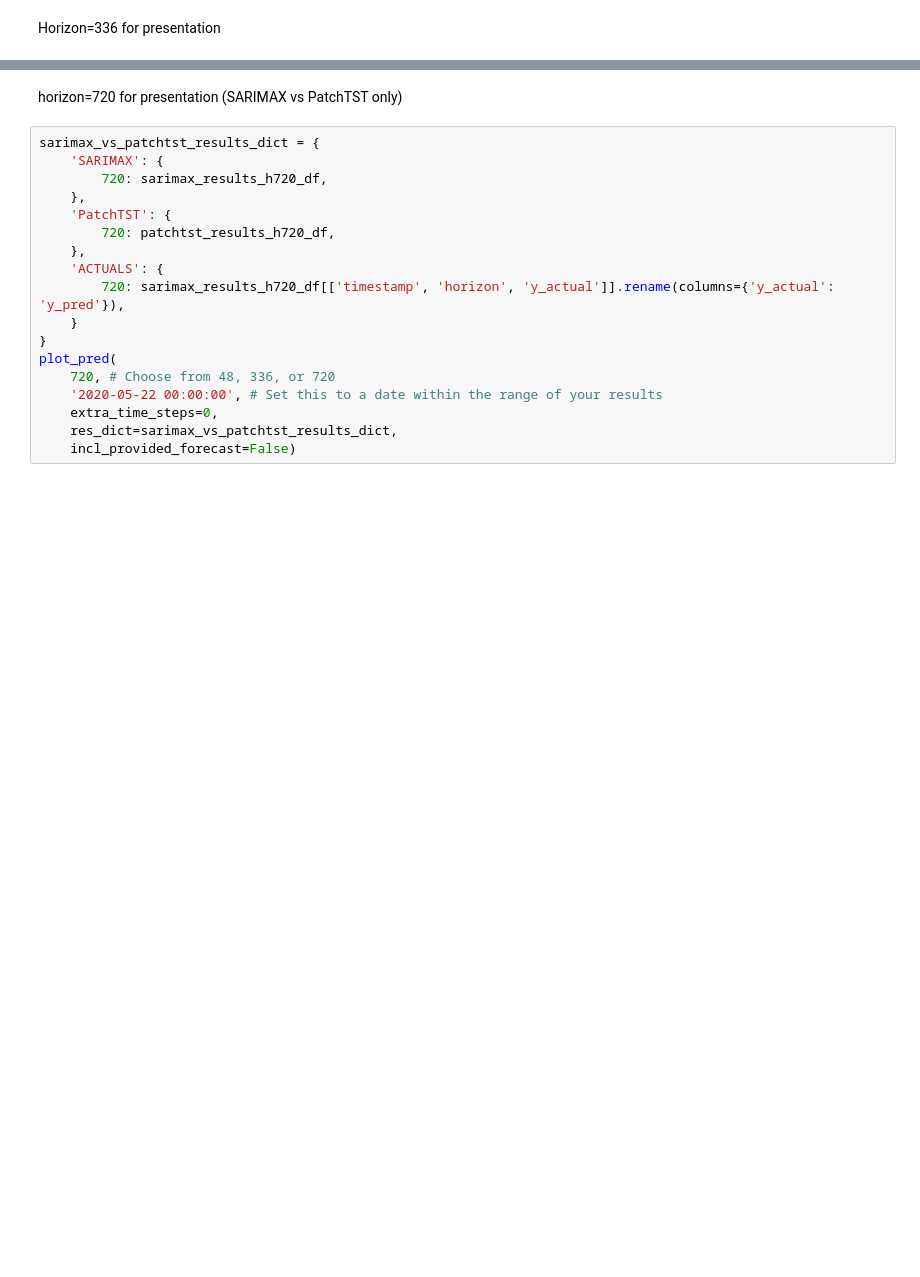
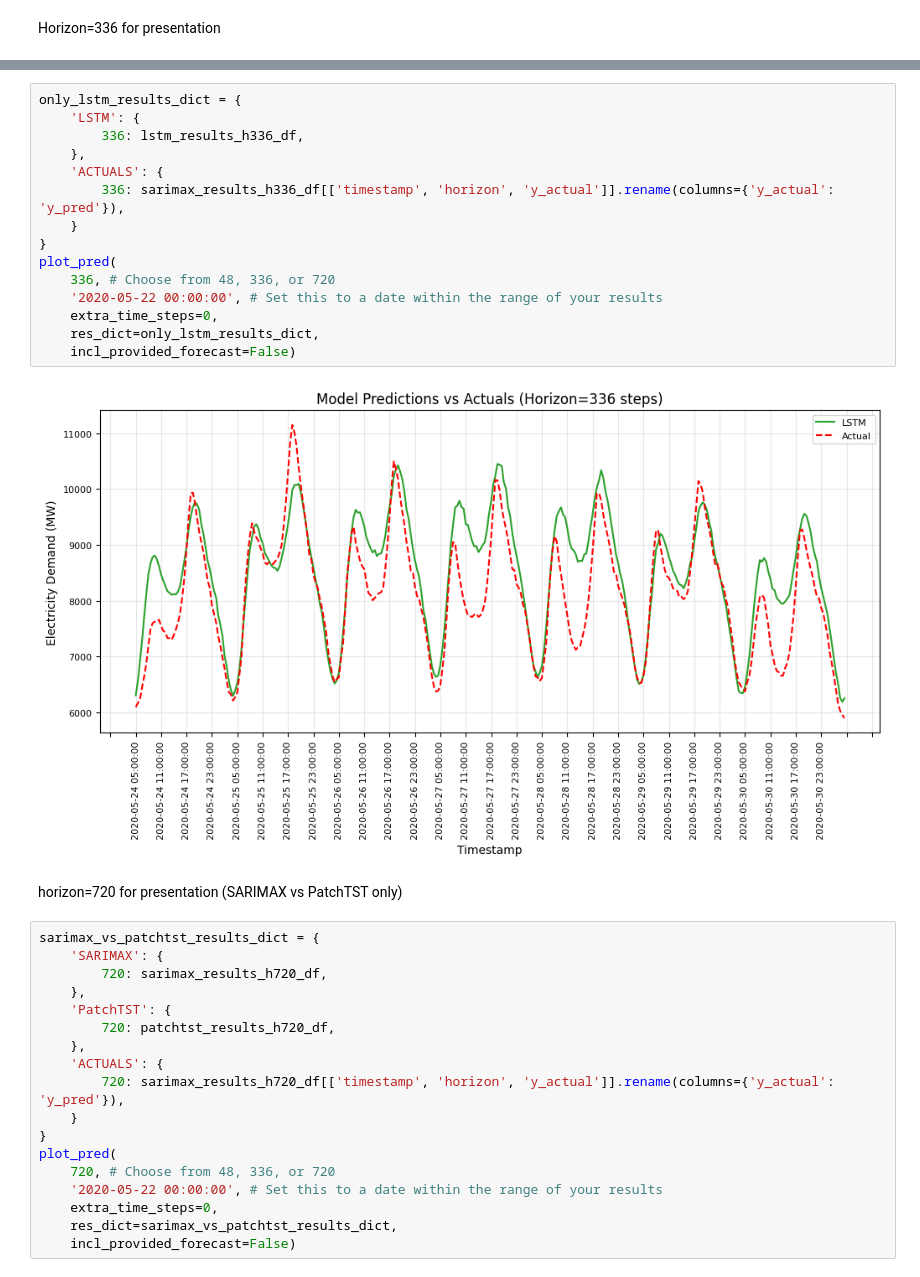
Before and after one commit to laukamkit/capstone_project_GroupA, a Jupyter notebook: src/model_plots.ipynb, the cells around one changed output, grey strips where cells are left out. Cells and saved outputs as stored; diff of their text form; blank space fills up the shorter version.

```diff
--- a/src/model_plots.ipynb
+++ b/src/model_plots.ipynb
@@ -253,3 +310,20 @@ plot_pred(
+# %%
+only_lstm_results_dict = {
+    'LSTM': {
+        336: lstm_results_h336_df,
+    },
+    'ACTUALS': {
+        336: sarimax_results_h336_df[['timestamp', 'horizon', 'y_actual']].rename(columns={'y_actual': 'y_pred'}),
+    }
+}
+plot_pred(
+    336, # Choose from 48, 336, or 720
+    '2020-05-22 00:00:00', # Set this to a date within the range of your results
+    extra_time_steps=0,
+    res_dict=only_lstm_results_dict,
+    incl_provided_forecast=False)
+# %% [output]
+[figure, added]
 # %% [markdown]
 horizon=720 for presentation (SARIMAX vs PatchTST only)
 # %%
```
Also changed, not shown: parts of 19 cells of this notebook, 2 other files.
